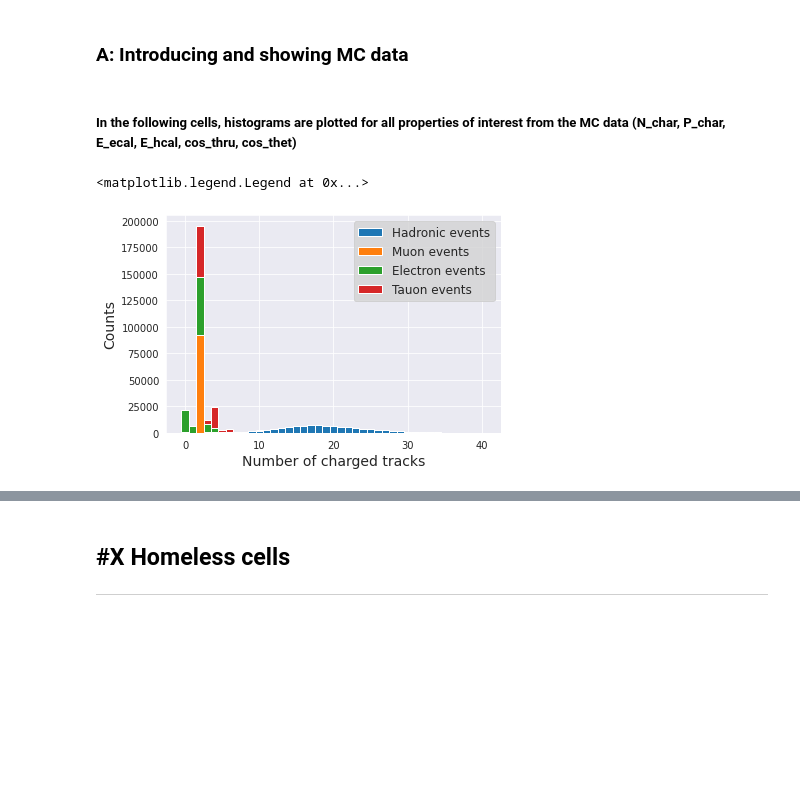
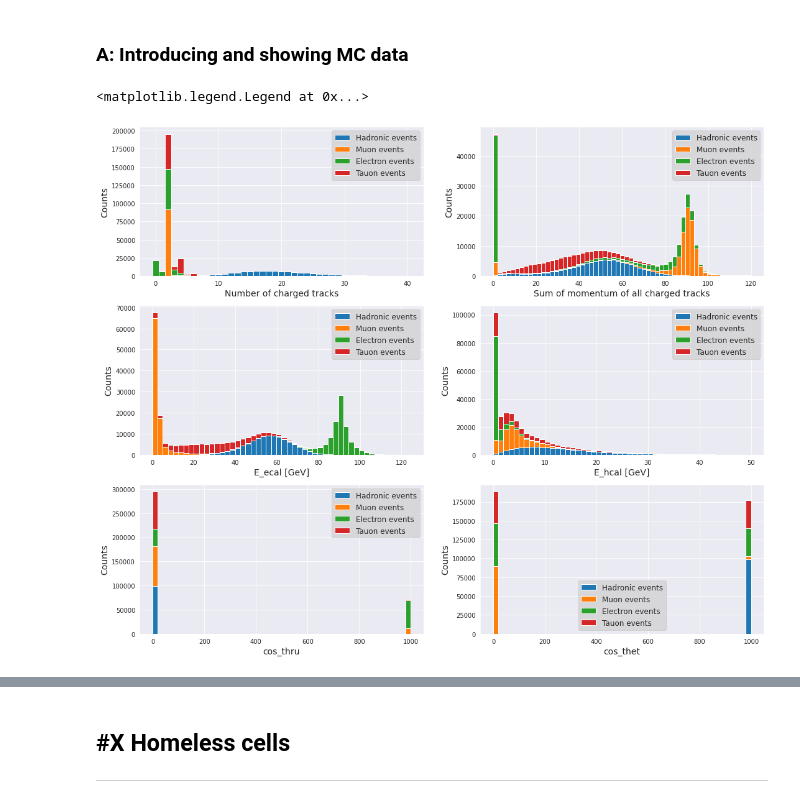
Before and after one commit to benfreiburg/z0-precisionmeasurement, a Jupyter notebook: Z0_main.ipynb, the cells around one changed output, grey strips where cells are left out. Drawn from its saved outputs; the diff is of its cells as text; code cells hidden in the pictures; blank space fills up the shorter version.

```diff
--- a/Z0_main.ipynb
+++ b/Z0_main.ipynb
@@ -233,27 +187,50 @@ qq=np.asarray([ak.to_numpy(branches_qq[var_run]),ak.to_numpy(branches_qq[var_eve
 mm=np.asarray([ak.to_numpy(branches_mm[var_run]),ak.to_numpy(branches_mm[var_event]),ak.to_numpy(branches_mm[var_N_char]),ak.to_numpy(branches_mm[var_P_char]),ak.to_numpy(branches_mm[var_E_ecal]),ak.to_numpy(branches_mm[var_E_hcal]),ak.to_numpy(branches_mm[var_E_beam]),ak.to_numpy(branches_mm[var_cos_thru]),ak.to_numpy(branches_mm[var_cos_thet])])
 ee=np.asarray([ak.to_numpy(branches_ee[var_run]),ak.to_numpy(branches_ee[var_event]),ak.to_numpy(branches_ee[var_N_char]),ak.to_numpy(branches_ee[var_P_char]),ak.to_numpy(branches_ee[var_E_ecal]),ak.to_numpy(branches_ee[var_E_hcal]),ak.to_numpy(branches_ee[var_E_beam]),ak.to_numpy(branches_ee[var_cos_thru]),ak.to_numpy(branches_ee[var_cos_thet])])
 tt=np.asarray([ak.to_numpy(branches_tt[var_run]),ak.to_numpy(branches_tt[var_event]),ak.to_numpy(branches_tt[var_N_char]),ak.to_numpy(branches_tt[var_P_char]),ak.to_numpy(branches_tt[var_E_ecal]),ak.to_numpy(branches_tt[var_E_hcal]),ak.to_numpy(branches_tt[var_E_beam]),ak.to_numpy(branches_tt[var_cos_thru]),ak.to_numpy(branches_tt[var_cos_thet])])
-# %% [markdown]
-##### In the following cells, histograms are plotted for all properties of interest from the MC data (N_char, P_char, E_ecal, E_hcal, cos_thru, cos_thet)
-# %%
-# histogram (N_Ctrk) Monte Carlo data
-
-#Manually chosen bins
-bins_N_Ctrk_mc = np.linspace(-0.5,40.5,42)
-
-%matplotlib inline
-sb.set_style("darkgrid")
-
-
-plt.hist((qq[2,:],mm[2,:],ee[2,:],tt[2,:]), bins=bins_N_Ctrk_mc, label=("Hadronic events","Muon events","Electron events","Tauon events",'masked hadronic'), stacked=True)
-#plt.hist((qq_N), bins=bins_N_Ctrk_mc, zorder=5, label="Hadronic events after cut", stacked=True)
-plt.xlabel("Number of charged tracks", fontsize=14)
-plt.ylabel("Counts", fontsize=14)
-
-
-plt.legend(frameon=True, facecolor="lightgrey", fontsize=12)
-# %% [output]
-<matplotlib.legend.Legend at 0x...>
-[figure, removed]
+# %%
+%matplotlib inline
+sb.set_style("darkgrid")
+
+#Manually chosen bins
+bins_N_Ctrk_mc = np.linspace(-0.5,40.5,42)
+bin_P_char = np.linspace(0,120,60)
+
+fig,axs = plt.subplots(3,2)
+fig.set_figheight(15)
+fig.set_figwidth(18)
+
+axs[0,0].set_xlabel("Number of charged tracks", fontsize=14)
+axs[0,0].set_ylabel("Counts", fontsize=14)
+axs[0,0].hist((qq[2,:],mm[2,:],ee[2,:],tt[2,:]), bins=bins_N_Ctrk_mc, label=("Hadronic events","Muon events","Electron events","Tauon events",'masked hadronic'), stacked=True)
+axs[0,0].legend(frameon=True, facecolor="lightgrey", fontsize=12)
+
+axs[0,1].set_xlabel("Sum of momentum of all charged tracks", fontsize=14)
+axs[0,1].set_ylabel("Counts", fontsize=14)
+axs[0,1].hist((qq[3,:],mm[3,:],ee[3,:],tt[3,:]), bins=bin_P_char, label=("Hadronic events","Muon events","Electron events","Tauon events"), stacked=True)
+axs[0,1].legend(frameon=True, facecolor="lightgrey", fontsize=12)
+# Use shorter x_Axis naming in final figure. Which unit?
+
+axs[1,0].set_xlabel("E_ecal [GeV]", fontsize=14)
+axs[1,0].set_ylabel("Counts", fontsize=14)
+axs[1,0].hist((qq[4,:],mm[4,:],ee[4,:],tt[4,:]), bins=50, label=("Hadronic events","Muon events","Electron events","Tauon events"), stacked=True)
+axs[1,0].legend(frameon=True, facecolor="lightgrey", fontsize=12)
+
+axs[1,1].set_xlabel("E_hcal [GeV]", fontsize=14)
+axs[1,1].set_ylabel("Counts", fontsize=14)
+axs[1,1].hist((qq[5,:],mm[5,:],ee[5,:],tt[5,:]), bins=50, range=(0,50), label=("Hadronic events","Muon events","Electron events","Tauon events"), stacked=True)
+axs[1,1].legend(frameon=True, facecolor="lightgrey", fontsize=12)
+
+axs[2,0].set_xlabel("cos_thru", fontsize=14)
+axs[2,0].set_ylabel("Counts", fontsize=14)
+axs[2,0].hist((qq[7,:],mm[7,:],ee[7,:],tt[7,:]), bins=50, label=("Hadronic events","Muon events","Electron events","Tauon events"), stacked=True)
+axs[2,0].legend(frameon=True, facecolor="lightgrey", fontsize=12)
+
+axs[2,1].set_xlabel("cos_thet", fontsize=14)
+axs[2,1].set_ylabel("Counts", fontsize=14)
+axs[2,1].hist((qq[8,:],mm[8,:],ee[8,:],tt[8,:]), bins=50, label=("Hadronic events","Muon events","Electron events","Tauon events"), stacked=True)
+axs[2,1].legend(frameon=True, facecolor="lightgrey", fontsize=12)
+# %% [output]
+<matplotlib.legend.Legend at 0x...>
+[figure, added]
 # %%
 #plt.savefig("name.PDF")
```
Also changed, not shown: parts of 29 cells of this notebook.
